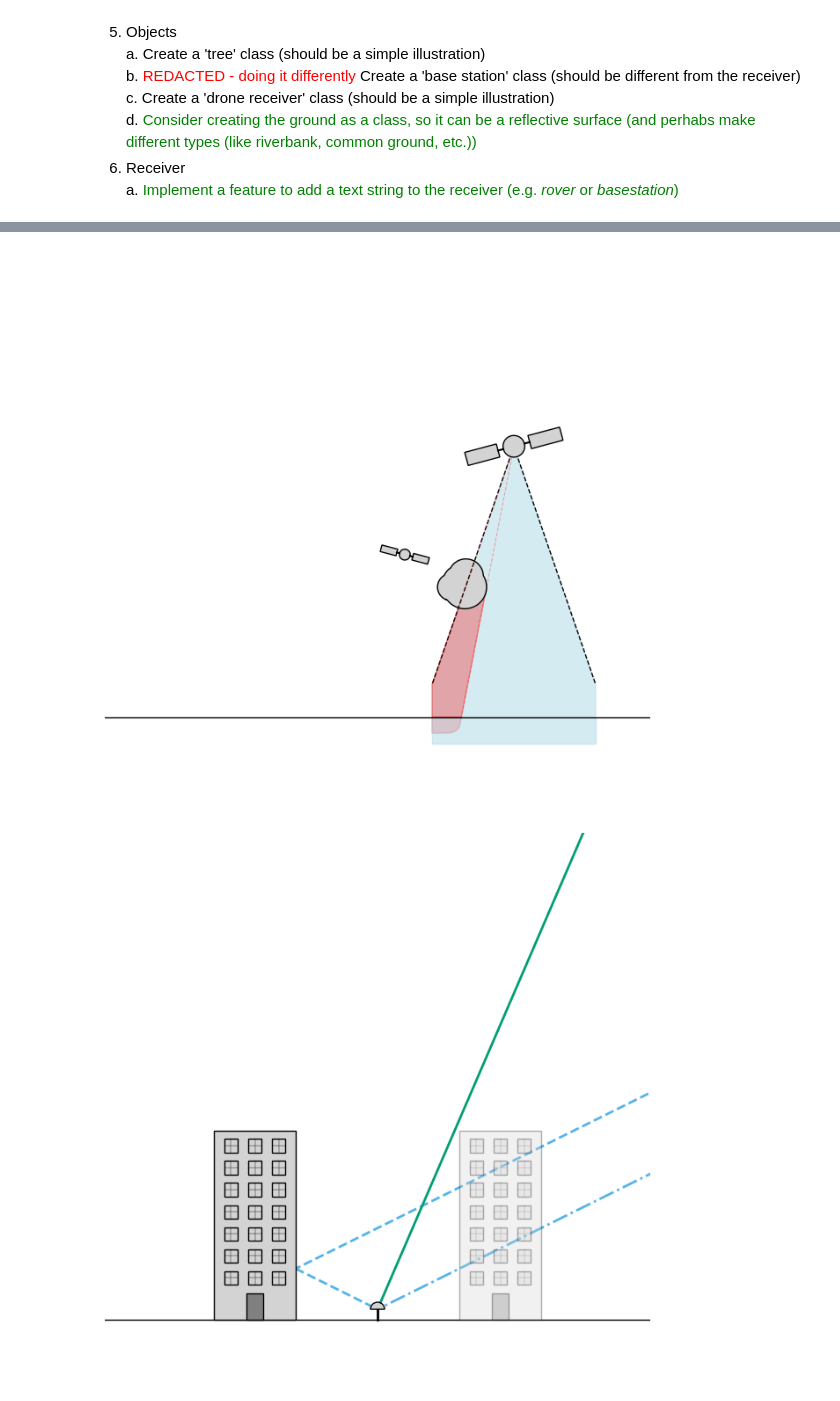
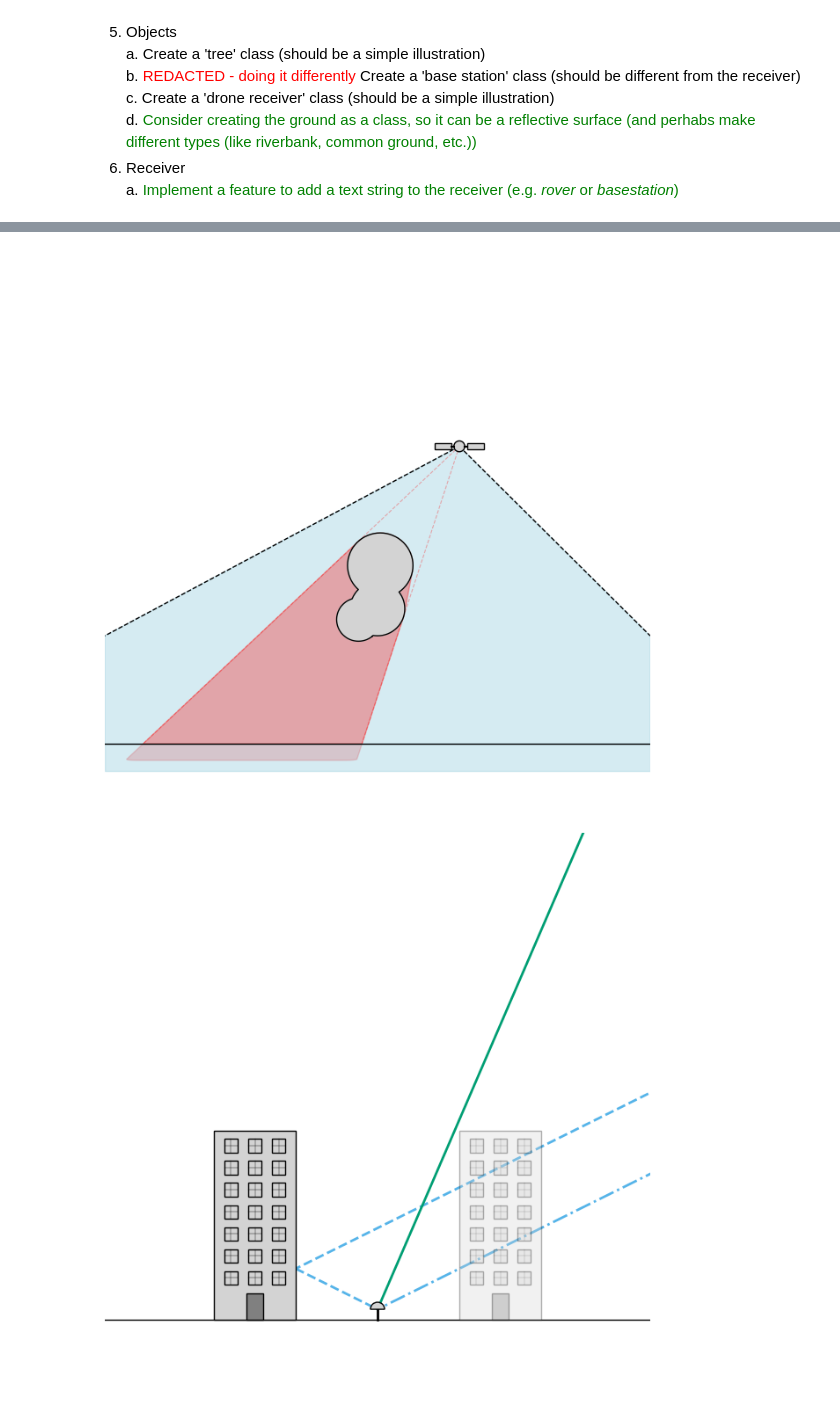
Before and after one commit to R0hero/gsi, a Jupyter notebook: example_scripts.ipynb, the cells around one changed output, grey strips where cells are left out. Drawn from its saved outputs; the diff is of its cells as text; code cells hidden in the pictures.

```diff
--- a/example_scripts.ipynb
+++ b/example_scripts.ipynb
@@ -32,33 +68,26 @@ from gsi import Receiver, Satellite, Blob, Ground, Building, Drone
 # %%
-ground = Ground(height=5)
-
-satellite = Satellite(position=(25,55), rotation=15)
-satellite2 = Satellite(position=(5,35), rotation=-15)
-
-drone = Drone(position=(5,5))
-
-blob = Blob(position=(15, 30), radius=3, offsets_blobs=[(-1.5,-1), (1.2,1), (1,-1)], radii_blobs=[2.5, 3.2, 4])
+satellite = Satellite(position=(15, 55))
+ground = Ground()
+blob = Blob(position=(0, 25), radius=5, offsets_blobs=[(-3.5, -2), (0.5, 8)], radii_blobs=[4, 6])
 
 fixed_x_limits = (-50, 50)
 
 fig, ax = plt.subplots(figsize=(8,8))
 
 ground.plot(ax)
-satellite.plot(ax, scale=2)
-satellite2.plot(ax, scale=1)
-
+satellite.plot(ax)
 blob.plot(ax)
 
-satellite.draw_footprint(ax, ground, blob, x_limits=(10, 40))
+satellite.draw_footprint(ax, ground, blob, x_limits=fixed_x_limits)
 
 # static settings
 ax.set_xlim(fixed_x_limits)
 ax.set_ylim([-10, fixed_x_limits[1]-fixed_x_limits[0]-10])
 
 ax.axis('off')
 plt.tick_params(left = False, right = False, labelleft = False, labelbottom = False, bottom = False)
 # %% [output]
-[figure, old version]
+[figure, new version]
 # %%
 ground = Ground()
 
```
Also changed, not shown: parts of 4 cells of this notebook, 5 other files.
